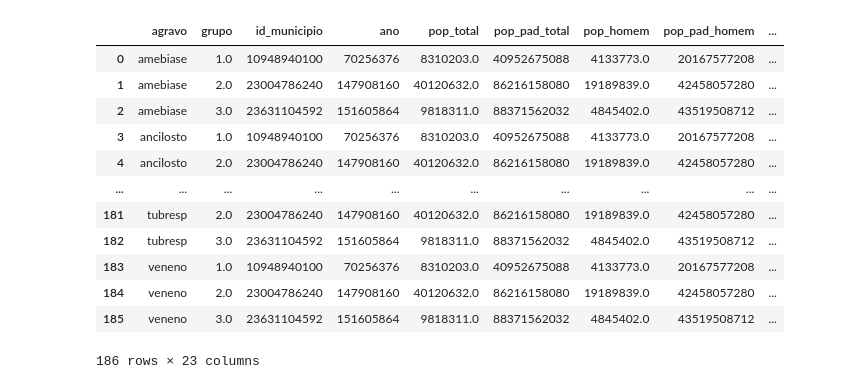
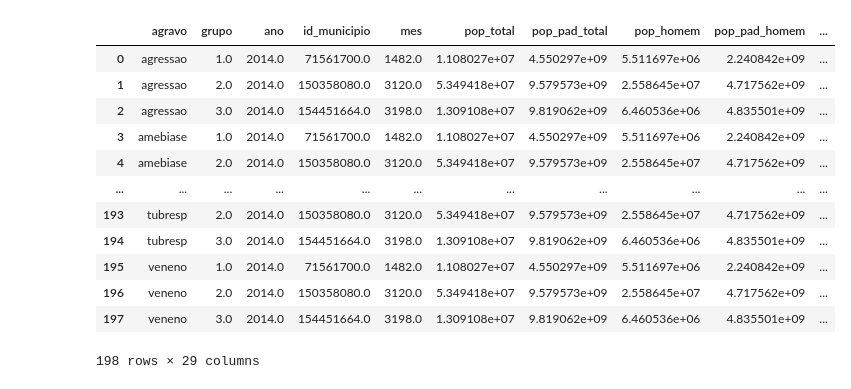
Before and after one commit to uai-ufmg/brumadinho37, a Jupyter notebook: graficos_sih.ipynb, the cells around one changed output. Cells and saved outputs as stored; diff of their text form; code cells hidden in the pictures.

```diff
--- a/graficos_sih.ipynb
+++ b/graficos_sih.ipynb
@@ -23,8 +34,16 @@ df
 # %%
-df_sf = df.groupby(['municipio', 'id_municipio', 'ano', 'mes', 'agravo'], as_index=False).sum()
-df_total = df.groupby(['id_municipio', 'ano', 'mes'], as_index=False)['inter_total'].sum()
-df_total.columns = ['id_municipio', 'ano', 'mes', 'total_inter_loc']
-df_sf = df_sf.merge(df_total, on=['id_municipio', 'ano', 'mes'])
-df_sf['taxa_nova'] = np.nan
-df_sf['taxa_nova'] = df_sf['inter_total']/df_sf['pop_total']
-df_sf[df_sf['taxa_nova'] > 0]
+df_filtro = df.groupby(['municipio', 'id_municipio', 'grupo', 'ano', 'mes', 'agravo'], as_index=False).sum()
+
+df_total = df.groupby(['id_municipio', 'grupo', 'ano', 'mes'], as_index=False)[['inter_total', 'inter_homem', 'inter_mulher']].sum()
+df_total.columns = ['id_municipio', 'grupo', 'ano', 'mes', 'total_inter_loc', 'homem_inter_loc', 'mulher_inter_loc']
+
+df_total = df_filtro.merge(df_total, on=['id_municipio', 'grupo', 'ano', 'mes'])
+df_total['taxa_nova_total'] = np.nan
+df_total['taxa_nova_homem'] = np.nan
+df_total['taxa_nova_mulher'] = np.nan
+
+df_total['taxa_nova_total'] = (df_total['inter_total']/df_total['pop_total'])*100000
+df_total['taxa_nova_homem'] = (df_total['inter_homem']/df_total['pop_homem'])*100000
+df_total['taxa_nova_mulher'] = (df_total['inter_mulher']/df_total['pop_mulher'])*100000
+
+#df_total[df_total['taxa_nova'] > 0]
@@ -45,2 +50,2 @@ df_sf[df_sf['taxa_nova'] > 0]
 # %%
-df
+df = df_total
@@ -113,31 +51,0 @@ pop_19
-# %%
-df_r = df[df['ano'] != 2019]
-pop_r = df_r.groupby(['agravo', 'grupo'], as_index=False).sum()
-
-pop_r['pop_total'] = pop_r['pop_total'] / 12
-pop_r['pop_homem'] = pop_r['pop_homem'] / 12
-pop_r['pop_mulher'] = pop_r['pop_mulher'] / 12
-
-pop_r['taxa_inter_total'] = (pop_r['inter_total'] / pop_r['pop_total']) * 100000
-pop_r['taxa_inter_homem'] = (pop_r['inter_homem'] / pop_r['pop_homem']) * 100000
-pop_r['taxa_inter_mulher'] = (pop_r['inter_mulher'] / pop_r['pop_mulher']) * 100000
-
-pop_r['taxa_inter_esp_total'] = (pop_r['inter_esp_total'] / (pop_pad_t * 9)) * 100000
-pop_r['taxa_inter_esp_homem'] = (pop_r['inter_esp_homem'] / (pop_pad_h * 9)) * 100000
-pop_r['taxa_inter_esp_mulher'] = (pop_r['inter_esp_mulher'] / (pop_pad_m * 9)) * 100000
-
-pop_r
-# %% [output]
-|  | agravo | grupo | id_municipio | ano | pop_total | pop_pad_total | pop_homem | pop_pad_homem | ... |
-| 0 | amebiase | 1.0 | 10948940100 | 70256376 | 8310203.0 | 40952675088 | 4133773.0 | 20167577208 | ... |
-| 1 | amebiase | 2.0 | 23004786240 | 147908160 | 40120632.0 | 86216158080 | 19189839.0 | 42458057280 | ... |
-| 2 | amebiase | 3.0 | 23631104592 | 151605864 | 9818311.0 | 88371562032 | 4845402.0 | 43519508712 | ... |
-| 3 | ancilosto | 1.0 | 10948940100 | 70256376 | 8310203.0 | 40952675088 | 4133773.0 | 20167577208 | ... |
-| 4 | ancilosto | 2.0 | 23004786240 | 147908160 | 40120632.0 | 86216158080 | 19189839.0 | 42458057280 | ... |
-| ... | ... | ... | ... | ... | ... | ... | ... | ... | ... |
-| 181 | tubresp | 2.0 | 23004786240 | 147908160 | 40120632.0 | 86216158080 | 19189839.0 | 42458057280 | ... |
-| 182 | tubresp | 3.0 | 23631104592 | 151605864 | 9818311.0 | 88371562032 | 4845402.0 | 43519508712 | ... |
-| 183 | veneno | 1.0 | 10948940100 | 70256376 | 8310203.0 | 40952675088 | 4133773.0 | 20167577208 | ... |
-| 184 | veneno | 2.0 | 23004786240 | 147908160 | 40120632.0 | 86216158080 | 19189839.0 | 42458057280 | ... |
-| 185 | veneno | 3.0 | 23631104592 | 151605864 | 9818311.0 | 88371562032 | 4845402.0 | 43519508712 | ... |
-186 rows × 23 columns
@@ -144,3 +55,22 @@ pop_r
+# %%
+df_r = df[df['ano'] != 2019]
+df_r = df_r.groupby(['ano', 'agravo', 'grupo'], as_index=False).sum()
+df_r = df_r.groupby(['agravo', 'grupo'], as_index=False).mean()
+df_r
+# %% [output]
+|  | agravo | grupo | ano | id_municipio | mes | pop_total | pop_pad_total | pop_homem | pop_pad_homem | ... |
+| 0 | agressao | 1.0 | 2014.0 | 71561700.0 | 1482.0 | 1.108027e+07 | 4.550297e+09 | 5.511697e+06 | 2.240842e+09 | ... |
+| 1 | agressao | 2.0 | 2014.0 | 150358080.0 | 3120.0 | 5.349418e+07 | 9.579573e+09 | 2.558645e+07 | 4.717562e+09 | ... |
+| 2 | agressao | 3.0 | 2014.0 | 154451664.0 | 3198.0 | 1.309108e+07 | 9.819062e+09 | 6.460536e+06 | 4.835501e+09 | ... |
+| 3 | amebiase | 1.0 | 2014.0 | 71561700.0 | 1482.0 | 1.108027e+07 | 4.550297e+09 | 5.511697e+06 | 2.240842e+09 | ... |
+| 4 | amebiase | 2.0 | 2014.0 | 150358080.0 | 3120.0 | 5.349418e+07 | 9.579573e+09 | 2.558645e+07 | 4.717562e+09 | ... |
+| ... | ... | ... | ... | ... | ... | ... | ... | ... | ... | ... |
+| 193 | tubresp | 2.0 | 2014.0 | 150358080.0 | 3120.0 | 5.349418e+07 | 9.579573e+09 | 2.558645e+07 | 4.717562e+09 | ... |
+| 194 | tubresp | 3.0 | 2014.0 | 154451664.0 | 3198.0 | 1.309108e+07 | 9.819062e+09 | 6.460536e+06 | 4.835501e+09 | ... |
+| 195 | veneno | 1.0 | 2014.0 | 71561700.0 | 1482.0 | 1.108027e+07 | 4.550297e+09 | 5.511697e+06 | 2.240842e+09 | ... |
+| 196 | veneno | 2.0 | 2014.0 | 150358080.0 | 3120.0 | 5.349418e+07 | 9.579573e+09 | 2.558645e+07 | 4.717562e+09 | ... |
+| 197 | veneno | 3.0 | 2014.0 | 154451664.0 | 3198.0 | 1.309108e+07 | 9.819062e+09 | 6.460536e+06 | 4.835501e+09 | ... |
+198 rows × 29 columns
 # %%
 def plot_grafico_dif(df1, df2, taxa, titulo, xlabel):
     aux = (df1.groupby(['grupo', 'agravo'])[taxa].
```
Also changed, not shown: parts of 18 cells of this notebook, 7 other files.
